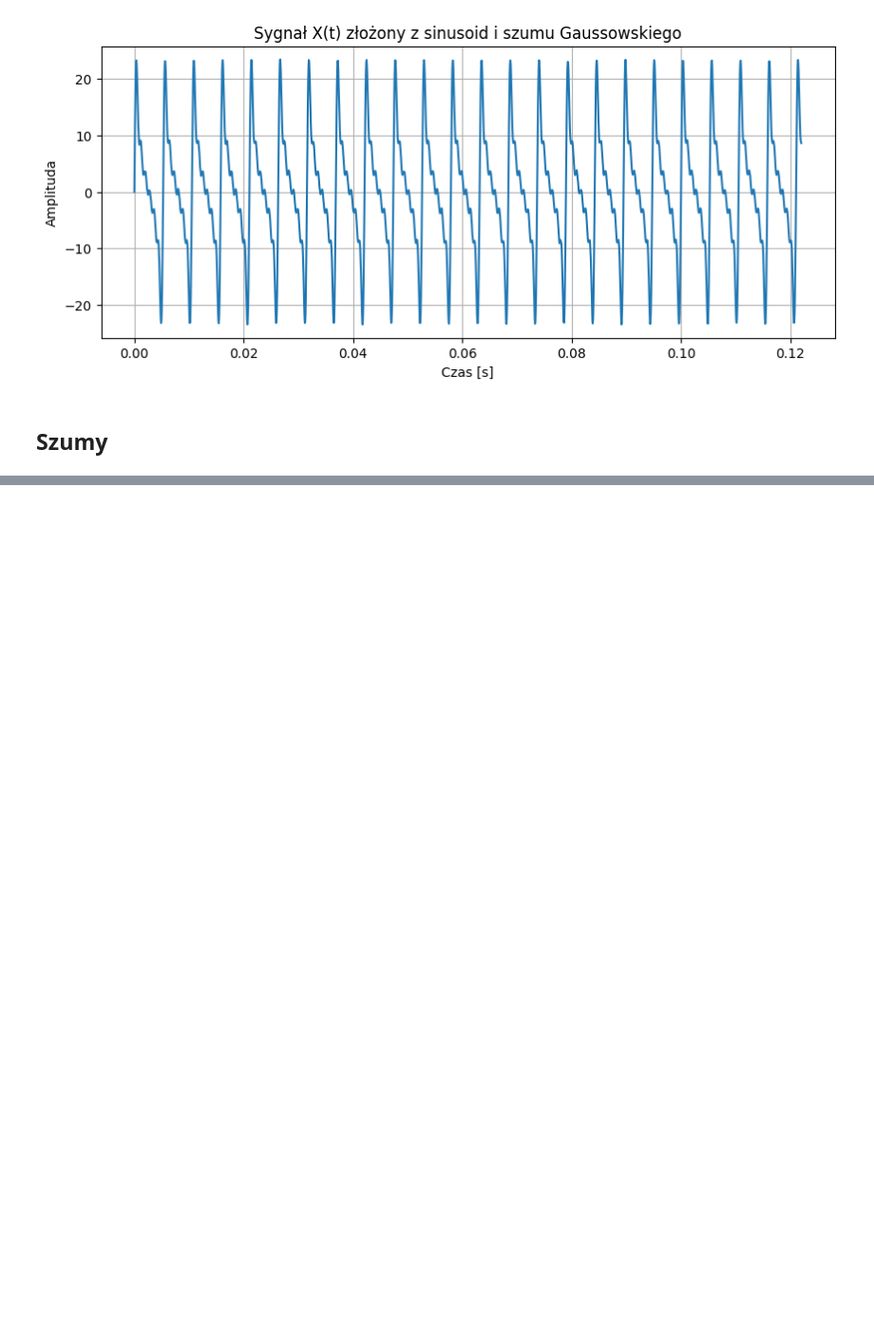
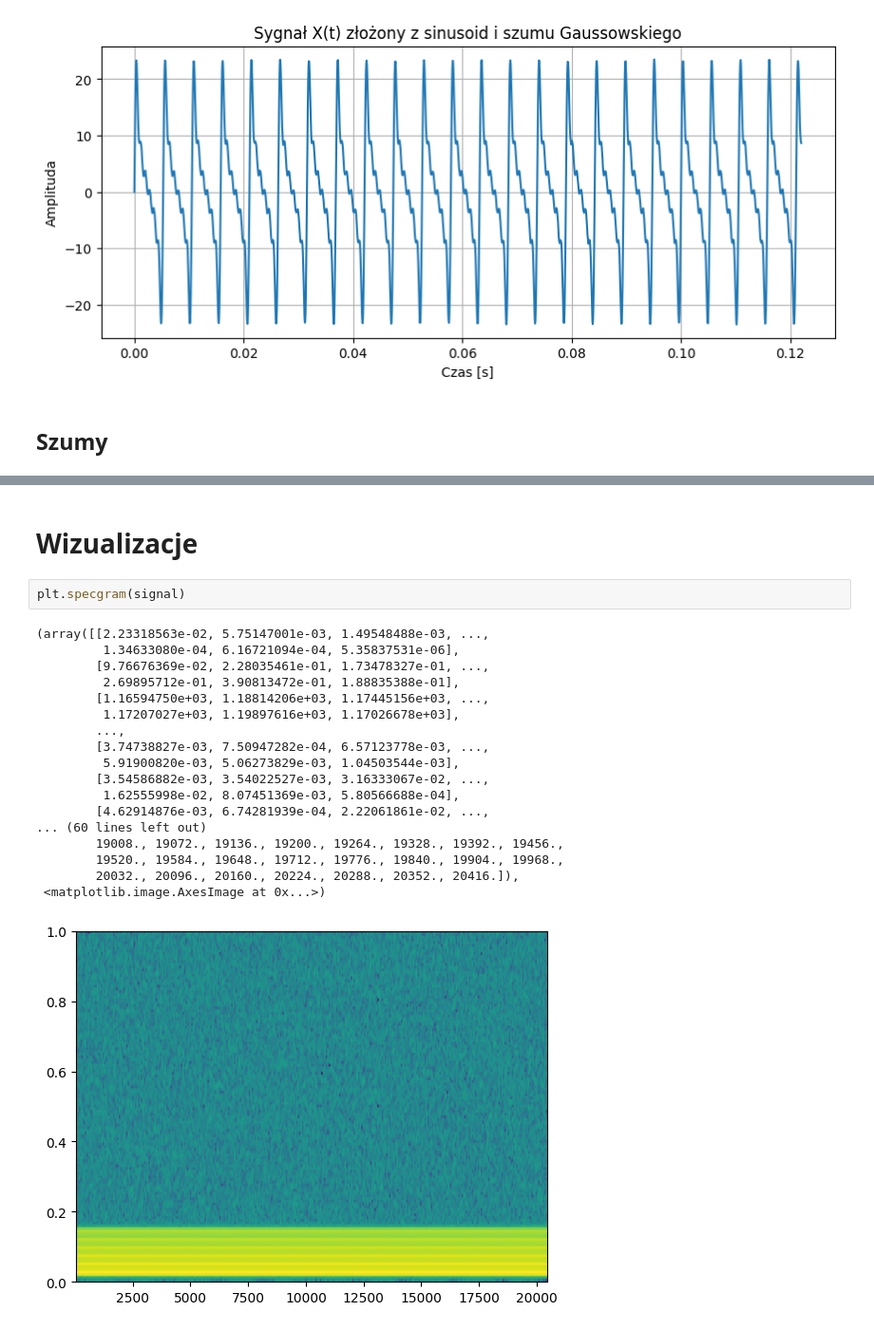
Before and after one commit to MD275996/System-to-identify-anomalies-in-vibration-signals-for-local-damage-detection-in-machines, a Jupyter notebook: dane.ipynb, the cells around one changed output, grey strips where cells are left out. Shown at 95% size. Drawn from its saved outputs; the diff is of its cells as text; blank space fills up the shorter version.

```diff
--- a/dane.ipynb
+++ b/dane.ipynb
@@ -133,0 +134,23 @@ plt.plot(t[:N], noise_faulty[:N])
+# %% [markdown]
+# Wizualizacje
+# %%
+plt.specgram(signal)
+# %% [output]
+(array([[2.23318563e-02, 5.75147001e-03, 1.49548488e-03, ...,
+         1.34633080e-04, 6.16721094e-04, 5.35837531e-06],
+        [9.76676369e-02, 2.28035461e-01, 1.73478327e-01, ...,
+         2.69895712e-01, 3.90813472e-01, 1.88835388e-01],
+        [1.16594750e+03, 1.18814206e+03, 1.17445156e+03, ...,
+         1.17207027e+03, 1.19897616e+03, 1.17026678e+03],
+        ...,
+        [3.74738827e-03, 7.50947282e-04, 6.57123778e-03, ...,
+         5.91900820e-03, 5.06273829e-03, 1.04503544e-03],
+        [3.54586882e-03, 3.54022527e-03, 3.16333067e-02, ...,
+         1.62555998e-02, 8.07451369e-03, 5.80566688e-04],
+        [4.62914876e-03, 6.74281939e-04, 2.22061861e-02, ...,
+... (60 lines left out)
+        19008., 19072., 19136., 19200., 19264., 19328., 19392., 19456.,
+        19520., 19584., 19648., 19712., 19776., 19840., 19904., 19968.,
+        20032., 20096., 20160., 20224., 20288., 20352., 20416.]),
+ <matplotlib.image.AxesImage at 0x...>)
+[figure, added]
```
Also changed, not shown: parts of 1 cell of this notebook, 1 other file.
